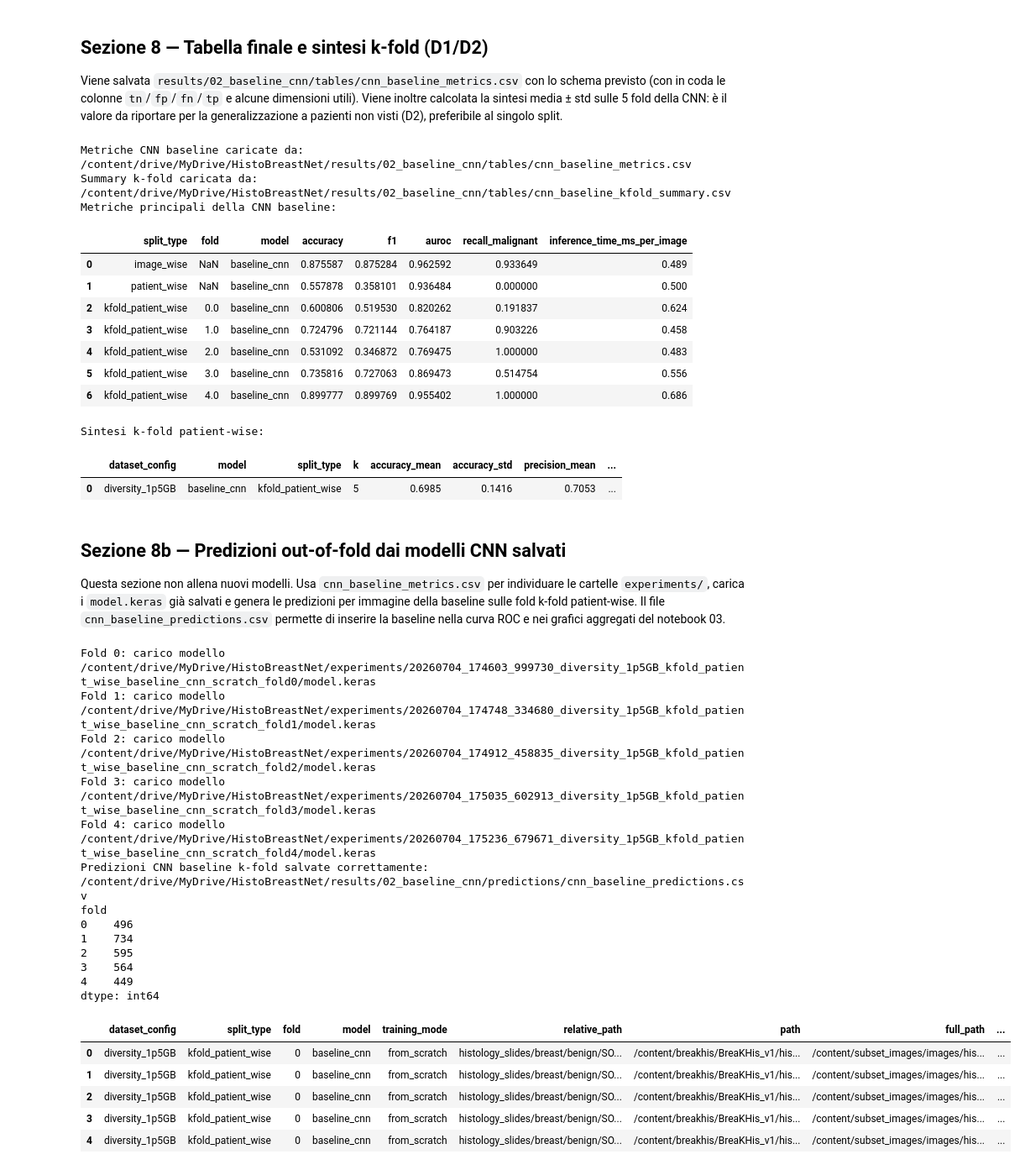
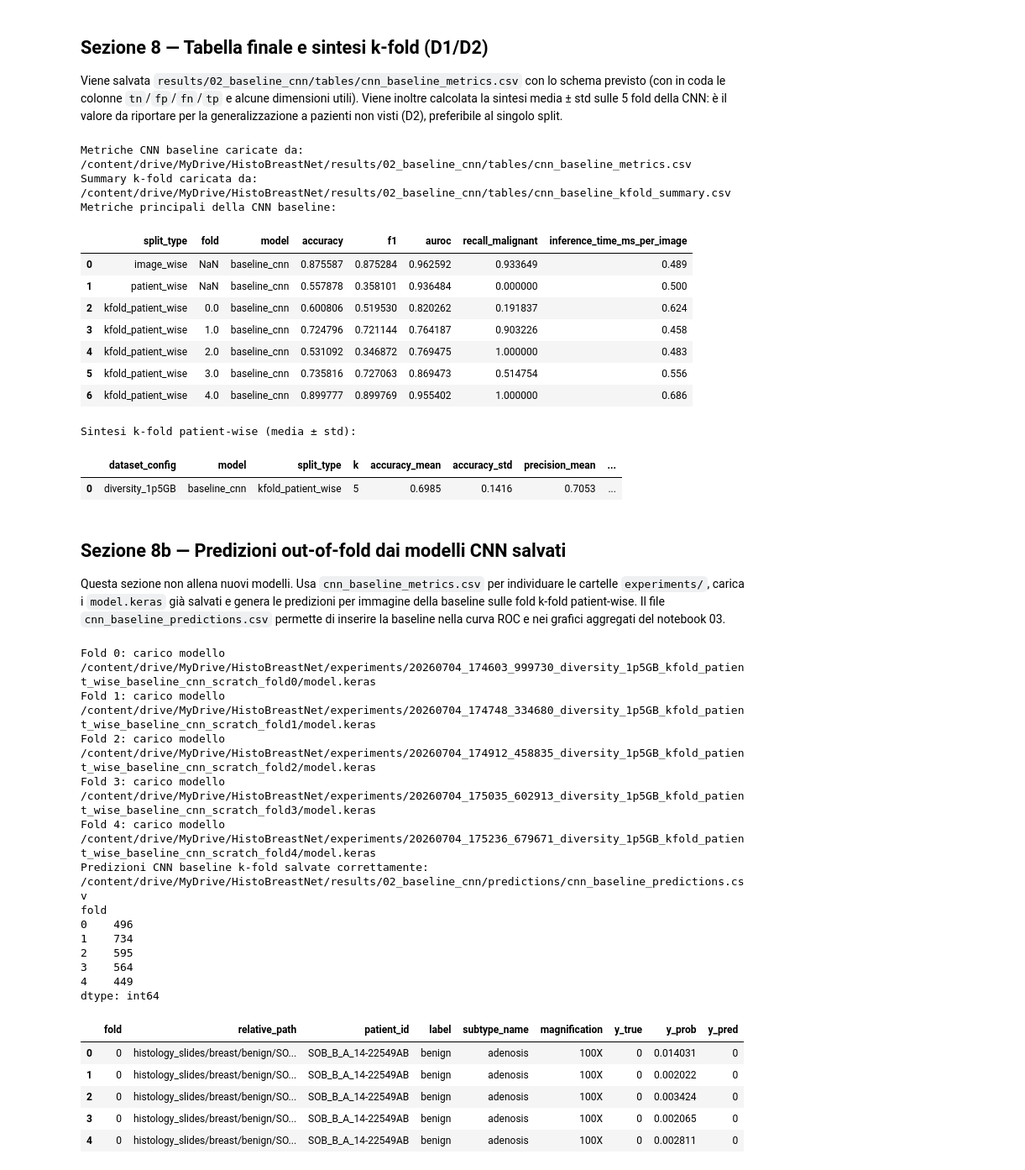
Before and after one commit to JacopoBertucelli/HistoBreastNet, a Jupyter notebook: notebooks/02_baseline_cnn.ipynb, the cells around one changed output. Shown at 84% size. Cells and saved outputs as stored; diff of their text form; code cells hidden in the pictures.

```diff
--- a/notebooks/02_baseline_cnn.ipynb
+++ b/notebooks/02_baseline_cnn.ipynb
@@ -492,25 +490,19 @@ else:
     print('Salvato:', summary_csv)
 
 
-# ---- Visualizzazione delle metriche principali -----------------------------
-metric_cols = [
-    "split_type",
-    "fold",
-    "model",
-    "accuracy",
-    "f1",
-    "auroc",
-    "recall_malignant",
-    "recall_benign",
-    "inference_time_ms_per_image",
-]
+# ---- Visualizzazione delle metriche finali --------------------------------
+# Blocco di sola lettura: mostra le tabelle già caricate/costruite sopra,
+# senza modificare dati, CSV o modelli.
+from IPython.display import display
+
+metric_cols = ['split_type', 'fold', 'model', 'accuracy', 'f1', 'auroc',
+               'recall_malignant', 'recall_benign', 'inference_time_ms_per_image']
 available_metric_cols = [c for c in metric_cols if c in df.columns]
-
-print("Metriche principali della CNN baseline:")
+print('Metriche principali della CNN baseline:')
 display(df[available_metric_cols] if available_metric_cols else df)
 
-if "summary" in globals():
-    print("Sintesi k-fold patient-wise:")
+if 'summary' in globals():
+    print('Sintesi k-fold patient-wise (media ± std):')
     display(summary)
 # %% [output]
 Metriche CNN baseline caricate da: /content/drive/MyDrive/HistoBreastNet/results/02_baseline_cnn/tables/cnn_baseline_metrics.csv
@@ -524,7 +516,7 @@ Metriche principali della CNN baseline:
 | 4 | kfold_patient_wise | 2.0 | baseline_cnn | 0.531092 | 0.346872 | 0.769475 | 1.000000 | 0.483 |
 | 5 | kfold_patient_wise | 3.0 | baseline_cnn | 0.735816 | 0.727063 | 0.869473 | 0.514754 | 0.556 |
 | 6 | kfold_patient_wise | 4.0 | baseline_cnn | 0.899777 | 0.899769 | 0.955402 | 1.000000 | 0.686 |
-Sintesi k-fold patient-wise:
+Sintesi k-fold patient-wise (media ± std):
 |  | dataset_config | model | split_type | k | accuracy_mean | accuracy_std | precision_mean | ... |
 | 0 | diversity_1p5GB | baseline_cnn | kfold_patient_wise | 5 | 0.6985 | 0.1416 | 0.7053 | ... |
 # %% [markdown]
@@ -579,7 +571,7 @@ def _load_saved_baseline_model_for_fold(metrics_df, fold):
 
 
 # Predizioni out-of-fold: ogni immagine viene predetta dal modello della fold
-# in cui appartiene al test, ricaricando i model.keras già salvati (nessun training).
+# in cui appartiene al test, ricaricando i model.keras gia' salvati (nessun training).
 def generate_cnn_baseline_predictions_from_saved_models(
     metrics_df,
     runs,
@@ -691,48 +683,51 @@ cnn_baseline_predictions = generate_cnn_baseline_predictions_from_saved_models(
     output_path=PREDICTIONS_DIR / "cnn_baseline_predictions.csv",
 )
 
-# ---- Anteprima leggibile (solo colonne essenziali, niente path lunghi) -----
+# Anteprima compatta: si escludono le colonne di path lunghe (path, full_path)
+# per una lettura leggibile; il DataFrame e il CSV restano invariati.
+from IPython.display import display
+
 prediction_preview_cols = [
     "fold",
     "relative_path",
     "patient_id",
     "label",
     "subtype_name",
     "magnification",
     "y_true",
     "y_prob",
     "y_pred",
 ]
-available_prediction_cols = _available_columns(
-    cnn_baseline_predictions, prediction_preview_cols
-)
-
+available_prediction_cols = [
+    c for c in prediction_preview_cols
+    if c in cnn_baseline_predictions.columns
+]
 display(
     cnn_baseline_predictions[available_prediction_cols].head()
     if available_prediction_cols
     else cnn_baseline_predictions.head()
 )
 # %% [output]
 Fold 0: carico modello /content/drive/MyDrive/HistoBreastNet/experiments/20260704_174603_999730_diversity_1p5GB_kfold_patient_wise_baseline_cnn_scratch_fold0/model.keras
 Fold 1: carico modello /content/drive/MyDrive/HistoBreastNet/experiments/20260704_174748_334680_diversity_1p5GB_kfold_patient_wise_baseline_cnn_scratch_fold1/model.keras
 Fold 2: carico modello /content/drive/MyDrive/HistoBreastNet/experiments/20260704_174912_458835_diversity_1p5GB_kfold_patient_wise_baseline_cnn_scratch_fold2/model.keras
 Fold 3: carico modello /content/drive/MyDrive/HistoBreastNet/experiments/20260704_175035_602913_diversity_1p5GB_kfold_patient_wise_baseline_cnn_scratch_fold3/model.keras
 Fold 4: carico modello /content/drive/MyDrive/HistoBreastNet/experiments/20260704_175236_679671_diversity_1p5GB_kfold_patient_wise_baseline_cnn_scratch_fold4/model.keras
 Predizioni CNN baseline k-fold salvate correttamente:
 /content/drive/MyDrive/HistoBreastNet/results/02_baseline_cnn/predictions/cnn_baseline_predictions.csv
 fold
 0    496
 1    734
 2    595
 3    564
 4    449
 dtype: int64
-|  | dataset_config | split_type | fold | model | training_mode | relative_path | path | full_path | ... |
-| 0 | diversity_1p5GB | kfold_patient_wise | 0 | baseline_cnn | from_scratch | histology_slides/breast/benign/SO... | /content/breakhis/BreaKHis_v1/his... | /content/subset_images/images/his... | ... |
-| 1 | diversity_1p5GB | kfold_patient_wise | 0 | baseline_cnn | from_scratch | histology_slides/breast/benign/SO... | /content/breakhis/BreaKHis_v1/his... | /content/subset_images/images/his... | ... |
-| 2 | diversity_1p5GB | kfold_patient_wise | 0 | baseline_cnn | from_scratch | histology_slides/breast/benign/SO... | /content/breakhis/BreaKHis_v1/his... | /content/subset_images/images/his... | ... |
-| 3 | diversity_1p5GB | kfold_patient_wise | 0 | baseline_cnn | from_scratch | histology_slides/breast/benign/SO... | /content/breakhis/BreaKHis_v1/his... | /content/subset_images/images/his... | ... |
-| 4 | diversity_1p5GB | kfold_patient_wise | 0 | baseline_cnn | from_scratch | histology_slides/breast/benign/SO... | /content/breakhis/BreaKHis_v1/his... | /content/subset_images/images/his... | ... |
+|  | fold | relative_path | patient_id | label | subtype_name | magnification | y_true | y_prob | y_pred |
+| 0 | 0 | histology_slides/breast/benign/SO... | SOB_B_A_14-22549AB | benign | adenosis | 100X | 0 | 0.014031 | 0 |
+| 1 | 0 | histology_slides/breast/benign/SO... | SOB_B_A_14-22549AB | benign | adenosis | 100X | 0 | 0.002022 | 0 |
+| 2 | 0 | histology_slides/breast/benign/SO... | SOB_B_A_14-22549AB | benign | adenosis | 100X | 0 | 0.003424 | 0 |
+| 3 | 0 | histology_slides/breast/benign/SO... | SOB_B_A_14-22549AB | benign | adenosis | 100X | 0 | 0.002065 | 0 |
+| 4 | 0 | histology_slides/breast/benign/SO... | SOB_B_A_14-22549AB | benign | adenosis | 100X | 0 | 0.002811 | 0 |
 # %%
 # Confusion matrix aggregata sulle 5 fold (solo CNN) per lettura D2
 cnn_kf = df[(df.split_type=='kfold_patient_wise') & (df.model=='baseline_cnn')]
```
Also changed, not shown: parts of 20 cells of this notebook, 1 other file.
